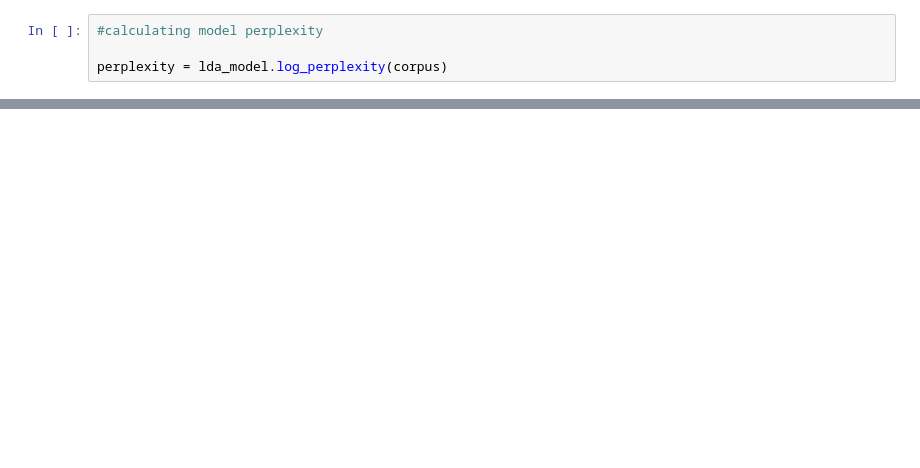
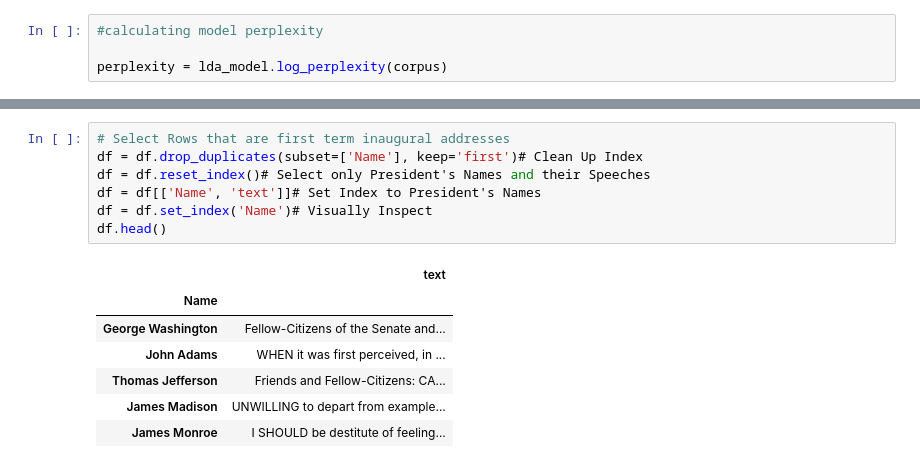
Before and after one commit to victoriachui/inf2209-humancentredtopicmodels-fa22, a Jupyter notebook: notebooks/topicmodels.ipynb, the cells around one changed output, grey strips where cells are left out. Cells and saved outputs as stored; diff of their text form; blank space fills up the shorter version.

```diff
--- a/notebooks/topicmodels.ipynb
+++ b/notebooks/topicmodels.ipynb
@@ -151,0 +185,15 @@ print(perplexity)
+# %%
+# Select Rows that are first term inaugural addresses
+df = df.drop_duplicates(subset=['Name'], keep='first')# Clean Up Index
+df = df.reset_index()# Select only President's Names and their Speeches
+df = df[['Name', 'text']]# Set Index to President's Names
+df = df.set_index('Name')# Visually Inspect
+df.head()
+# %% [output]
+|  | text |
+| Name |  |
+| George Washington | Fellow-Citizens of the Senate and... |
+| John Adams | WHEN it was first perceived, in ... |
+| Thomas Jefferson | Friends and Fellow-Citizens: CA... |
+| James Madison | UNWILLING to depart from example... |
+| James Monroe | I SHOULD be destitute of feeling... |
```
Also changed, not shown: parts of 17 cells of this notebook, 1 other file.
